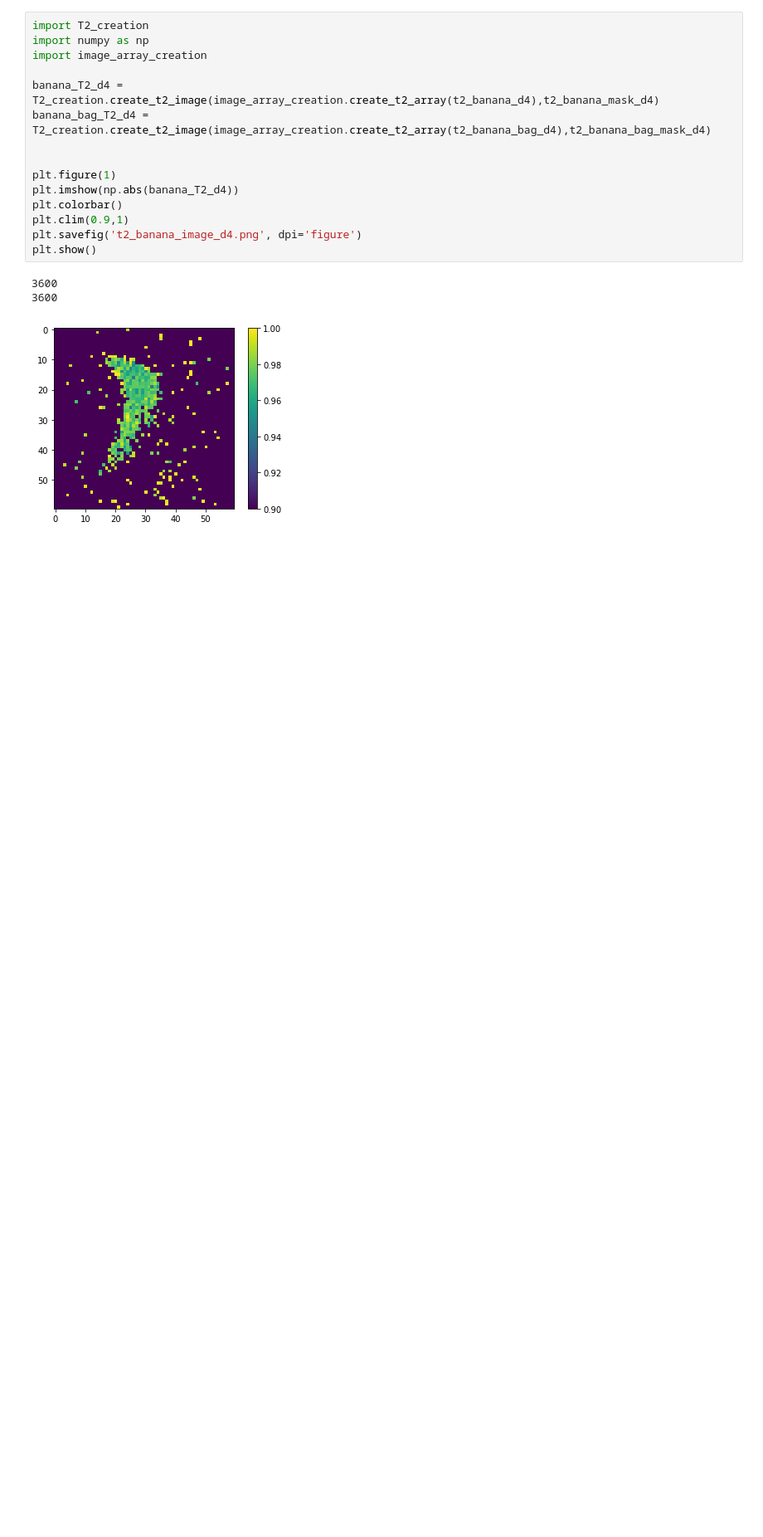
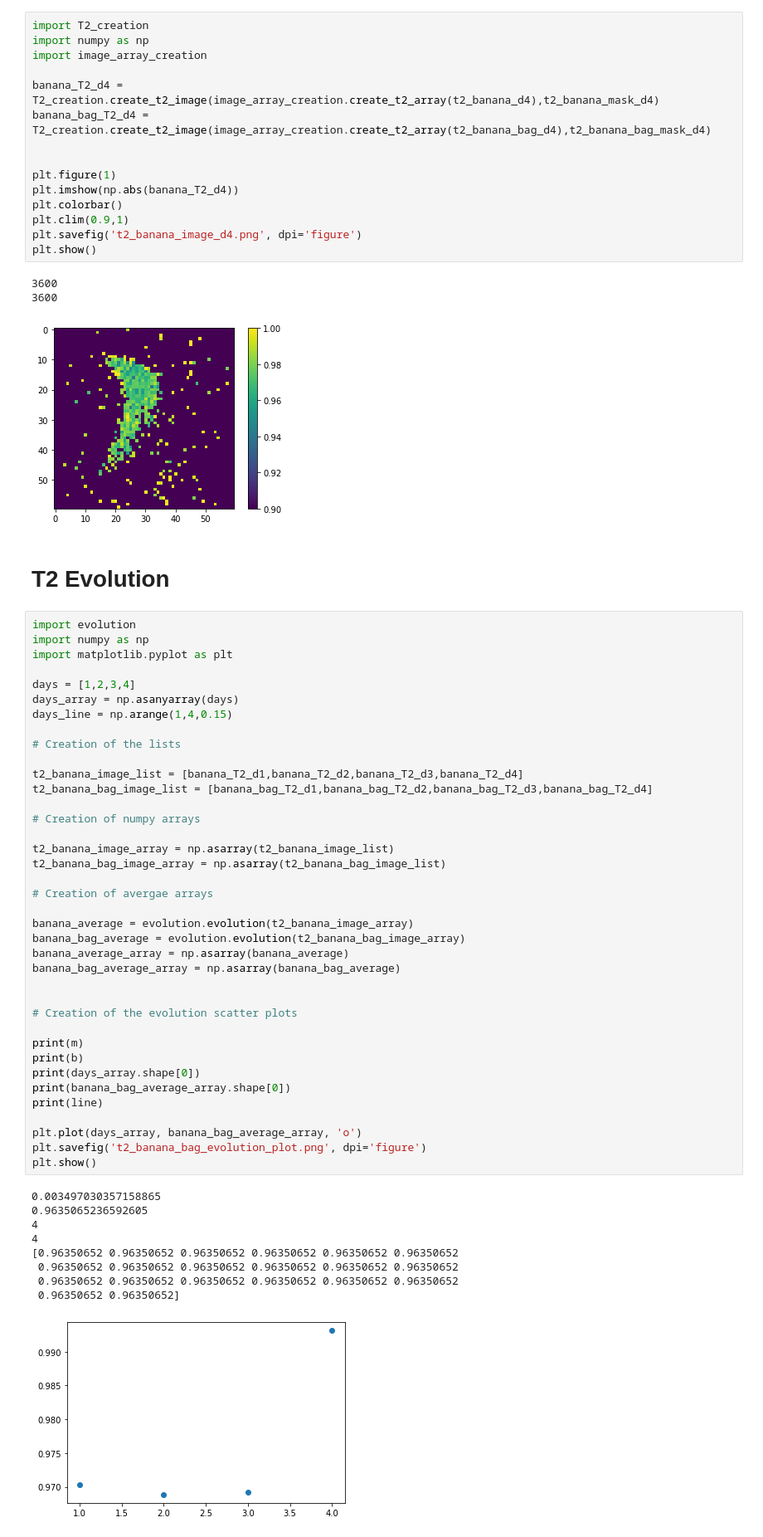
Before and after one commit to DrakeWhu/NMR-t1-t2-calculator, a Jupyter notebook: bananas.ipynb, the cells around one changed output. Shown: that part at 83% size. Cells and saved outputs as stored; diff of their text form; blank space fills up the shorter version.

Commit message:
working t2 evolutions

```diff
--- a/bananas.ipynb
+++ b/bananas.ipynb
@@ -376,3 +375,53 @@ plt.show()
 3600
 3600
 [figure]
+# %% [markdown]
+# T2 Evolution
+# %%
+import evolution
+import numpy as np
+import matplotlib.pyplot as plt
+
+days = [1,2,3,4]
+days_array = np.asanyarray(days)
+days_line = np.arange(1,4,0.15)
+
+# Creation of the lists
+
+t2_banana_image_list = [banana_T2_d1,banana_T2_d2,banana_T2_d3,banana_T2_d4]
+t2_banana_bag_image_list = [banana_bag_T2_d1,banana_bag_T2_d2,banana_bag_T2_d3,banana_bag_T2_d4]
+
+# Creation of numpy arrays
+
+t2_banana_image_array = np.asarray(t2_banana_image_list)
+t2_banana_bag_image_array = np.asarray(t2_banana_bag_image_list)
+
+# Creation of avergae arrays
+
+banana_average = evolution.evolution(t2_banana_image_array)
+banana_bag_average = evolution.evolution(t2_banana_bag_image_array)
+banana_average_array = np.asarray(banana_average)
+banana_bag_average_array = np.asarray(banana_bag_average)
+
+
+# Creation of the evolution scatter plots
+
+print(m)
+print(b)
+print(days_array.shape[0])
+print(banana_bag_average_array.shape[0])
+print(line)
+
+plt.plot(days_array, banana_bag_average_array, 'o')
+plt.savefig('t2_banana_bag_evolution_plot.png', dpi='figure')
+plt.show()
+# %% [output]
+0.003497030357158865
+0.9635065236592605
+4
+4
+[0.96350652 0.96350652 0.96350652 0.96350652 0.96350652 0.96350652
+ 0.96350652 0.96350652 0.96350652 0.96350652 0.96350652 0.96350652
+ 0.96350652 0.96350652 0.96350652 0.96350652 0.96350652 0.96350652
+ 0.96350652 0.96350652]
+[figure, added]
```
Also changed, not shown: parts of 1 cell of this notebook, 4 other files.
